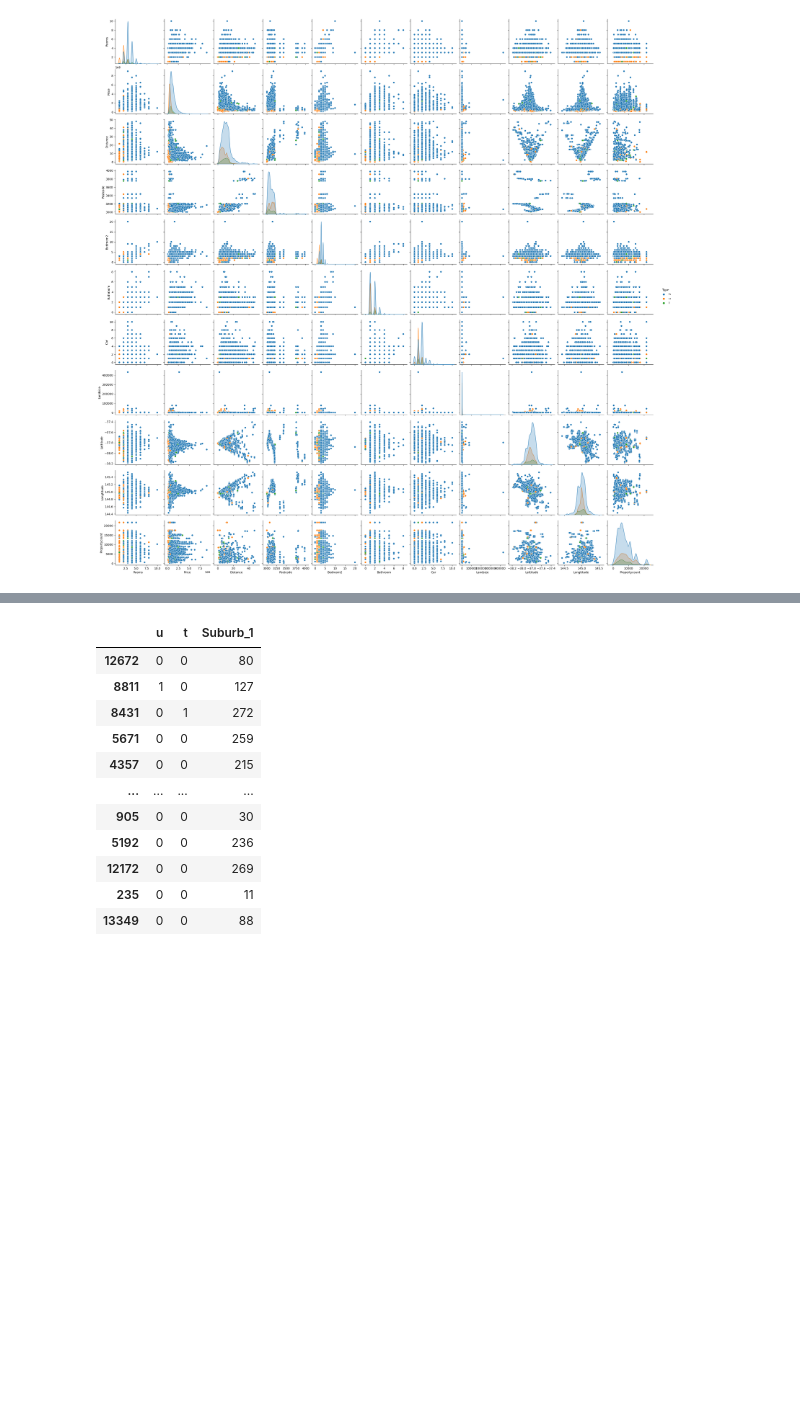
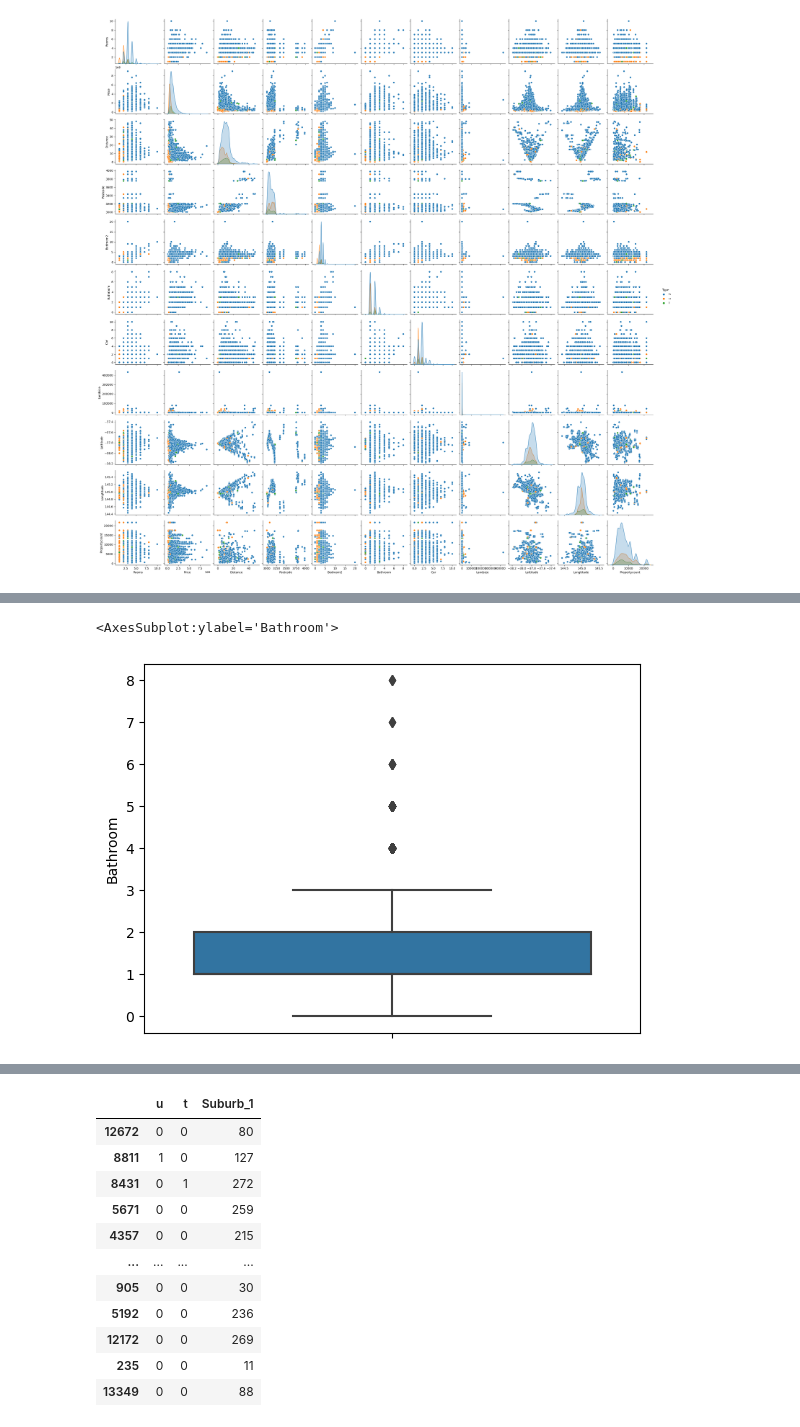
Before and after one commit to Nidheesh-Panchal/melbourne-housing, a Jupyter notebook: src/melbourne.ipynb, the cells around one changed output, grey strips where cells are left out. Cells and saved outputs as stored; diff of their text form; code cells hidden in the pictures; blank space fills up the shorter version.

```diff
--- a/src/melbourne.ipynb
+++ b/src/melbourne.ipynb
@@ -178,0 +243,5 @@ sns.pairplot(df_clean, hue="Type")
+# %%
+sns.boxplot(y="Bathroom", data=df_clean)
+# %% [output]
+<AxesSubplot:ylabel='Bathroom'>
+[figure, added]
```
Also changed, not shown: parts of 75 cells of this notebook, 4 other files.
